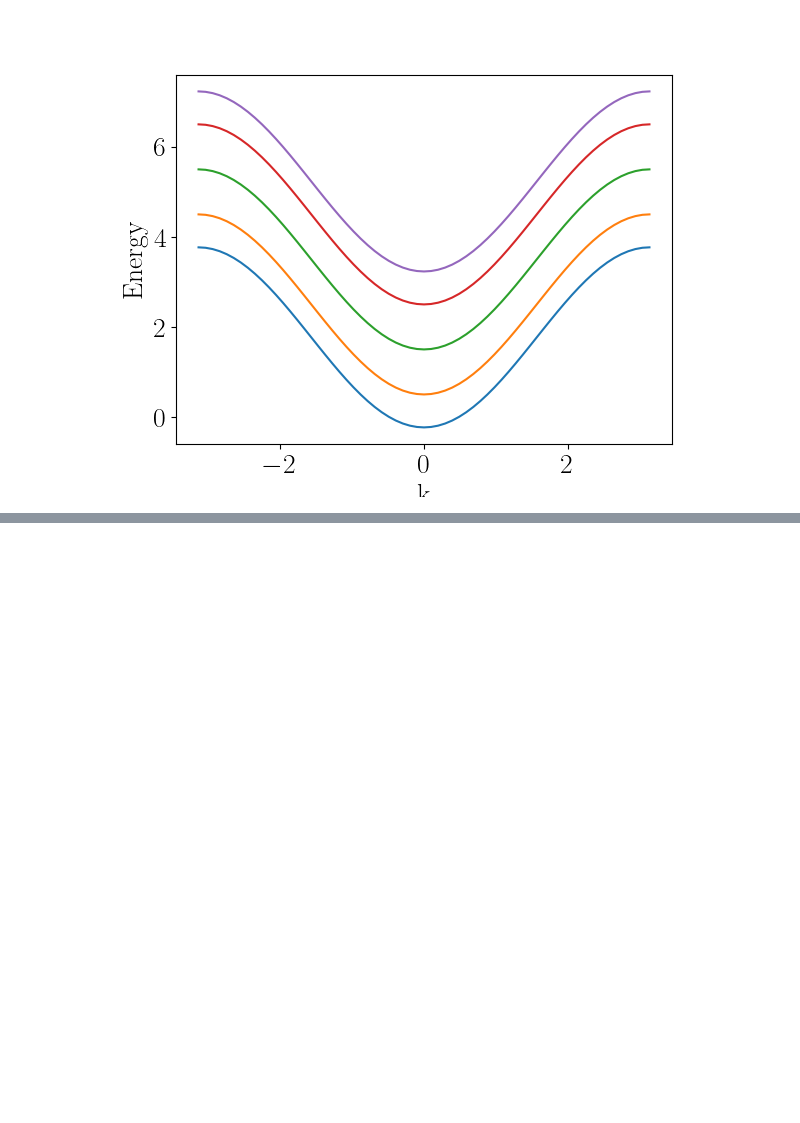
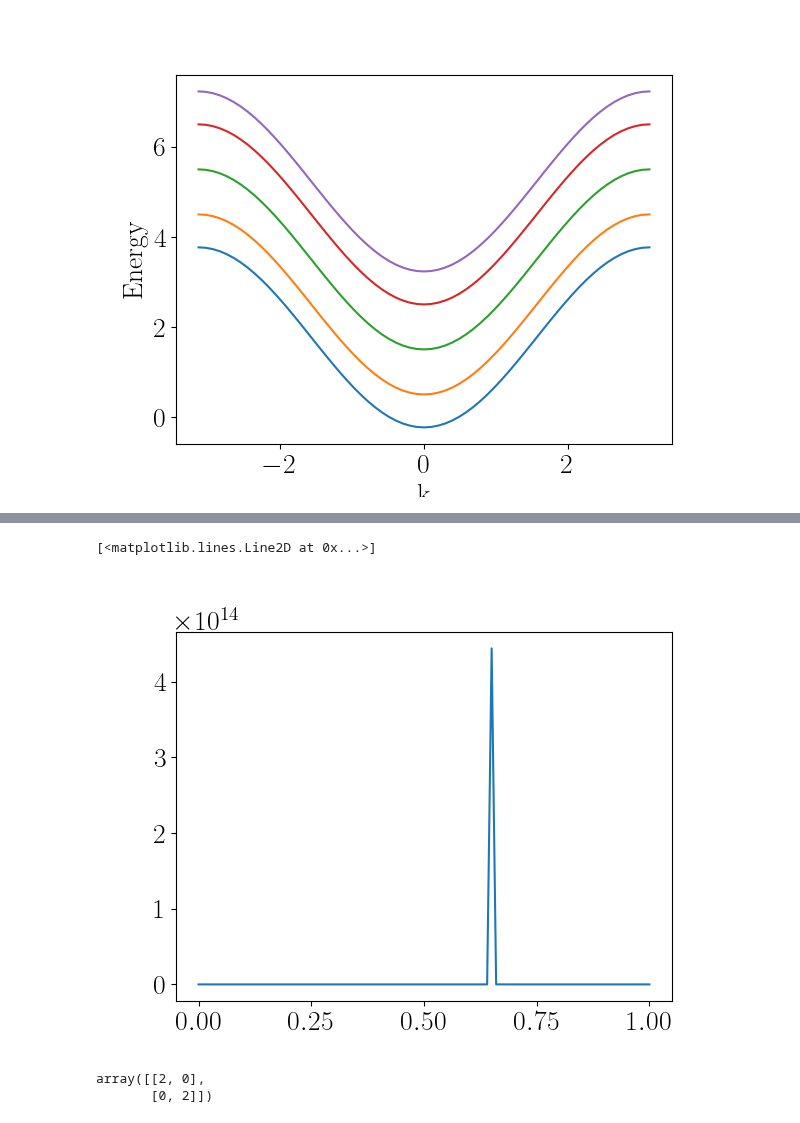
Before and after one commit to krishtoffel99/Josephson-Investigations-Old, a Jupyter notebook: Josephson effect and Supercurrents/diagnostics.ipynb, the cells around one changed output, grey strips where cells are left out. Drawn from its saved outputs; the diff is of its cells as text; code cells hidden in the pictures; blank space fills up the shorter version.

```diff
--- a/Josephson effect and Supercurrents/diagnostics.ipynb
+++ b/Josephson effect and Supercurrents/diagnostics.ipynb
@@ -103,0 +165,19 @@ plt.tight_layout()
+# %%
+energy_values = np.linspace(0 , 1 , 101)
+conductance_values = np.zeros(energy_values.shape[0])
+# Storing left and right Green's functions:
+g_l = []
+g_r = []
+for i in range(len(energy_values)):
+    params_new = JosephsonParameters(W = 10 ,
+                             L = 10,
+                             t = 1,
+                             flux = 0,
+                             energy = energy_values[i] ,
+                             Delta = 0,
+                             phase = 0,
+                             mu = 0.5,
+                             tol = 1e-4)
+    conductance_values[i] , transmissionmatrix , G_0 , G_Lplusone= so_compute_conductance(params_new , eta = 0)
+    g_l.append(G_0)
+    g_r.append(G_Lplusone)
@@ -103,0 +202,11 @@ plt.tight_layout()
+# %%
+plt.figure()
+plt.plot(energy_values , conductance_values)
+# %% [output]
+[<matplotlib.lines.Line2D at 0x...>]
+[figure, added]
+# %%
+np.array([[1 , 1],[1 , -1]])@np.array([[1 , 1],[1 , -1]])
+# %% [output]
+array([[2, 0],
+       [0, 2]])
```
Also changed, not shown: parts of 5 cells of this notebook, 22 other files.
